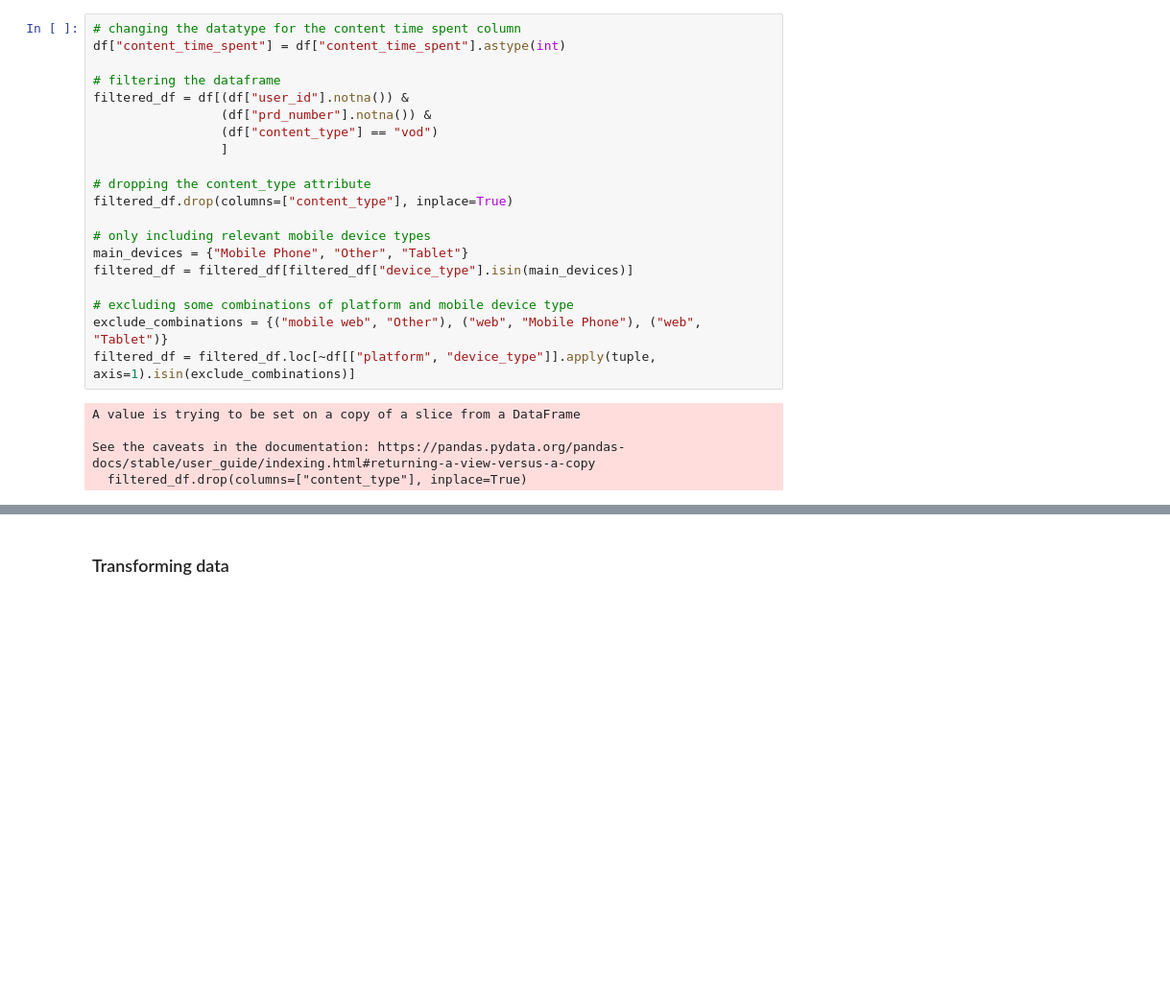
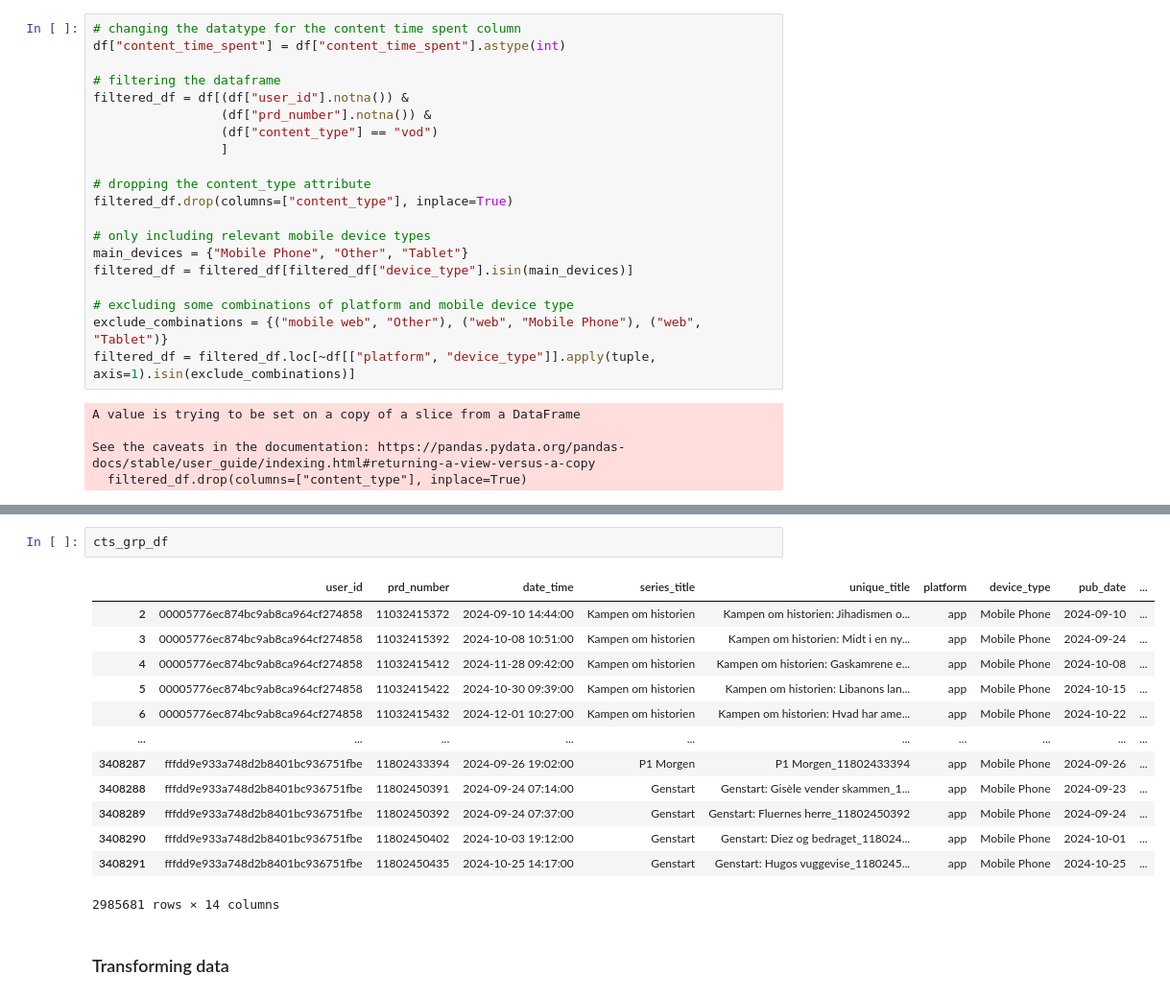
Before and after one commit to SebWae/dr-podcast-recsys-bsc-project, a Jupyter notebook: podcast_eda.ipynb, the cells around one changed output, grey strips where cells are left out. Shown at 96% size. Drawn from its saved outputs; the diff is of its cells as text; blank space fills up the shorter version.

```diff
--- a/podcast_eda.ipynb
+++ b/podcast_eda.ipynb
@@ -93,4 +93,20 @@ cts_grp_df
 2985681 rows × 14 columns
+# %%
+cts_grp_df
+# %% [output]
+|  | user_id | prd_number | date_time | series_title | unique_title | platform | device_type | pub_date | ... |
+| 2 | 00005776ec874bc9ab8ca964cf274858 | 11032415372 | 2024-09-10 14:44:00 | Kampen om historien | Kampen om historien: Jihadismen o... | app | Mobile Phone | 2024-09-10 | ... |
+| 3 | 00005776ec874bc9ab8ca964cf274858 | 11032415392 | 2024-10-08 10:51:00 | Kampen om historien | Kampen om historien: Midt i en ny... | app | Mobile Phone | 2024-09-24 | ... |
+| 4 | 00005776ec874bc9ab8ca964cf274858 | 11032415412 | 2024-11-28 09:42:00 | Kampen om historien | Kampen om historien: Gaskamrene e... | app | Mobile Phone | 2024-10-08 | ... |
+| 5 | 00005776ec874bc9ab8ca964cf274858 | 11032415422 | 2024-10-30 09:39:00 | Kampen om historien | Kampen om historien: Libanons lan... | app | Mobile Phone | 2024-10-15 | ... |
+| 6 | 00005776ec874bc9ab8ca964cf274858 | 11032415432 | 2024-12-01 10:27:00 | Kampen om historien | Kampen om historien: Hvad har ame... | app | Mobile Phone | 2024-10-22 | ... |
+| ... | ... | ... | ... | ... | ... | ... | ... | ... | ... |
+| 3408287 | fffdd9e933a748d2b8401bc936751fbe | 11802433394 | 2024-09-26 19:02:00 | P1 Morgen | P1 Morgen_11802433394 | app | Mobile Phone | 2024-09-26 | ... |
+| 3408288 | fffdd9e933a748d2b8401bc936751fbe | 11802450391 | 2024-09-24 07:14:00 | Genstart | Genstart: Gisèle vender skammen_1... | app | Mobile Phone | 2024-09-23 | ... |
+| 3408289 | fffdd9e933a748d2b8401bc936751fbe | 11802450392 | 2024-09-24 07:37:00 | Genstart | Genstart: Fluernes herre_11802450392 | app | Mobile Phone | 2024-09-24 | ... |
+| 3408290 | fffdd9e933a748d2b8401bc936751fbe | 11802450402 | 2024-10-03 19:12:00 | Genstart | Genstart: Diez og bedraget_118024... | app | Mobile Phone | 2024-10-01 | ... |
+| 3408291 | fffdd9e933a748d2b8401bc936751fbe | 11802450435 | 2024-10-25 14:17:00 | Genstart | Genstart: Hugos vuggevise_1180245... | app | Mobile Phone | 2024-10-25 | ... |
+2985681 rows × 14 columns
 # %% [markdown]
 ### Transforming data
 # %%
```
Also changed, not shown: parts of 7 cells of this notebook.
